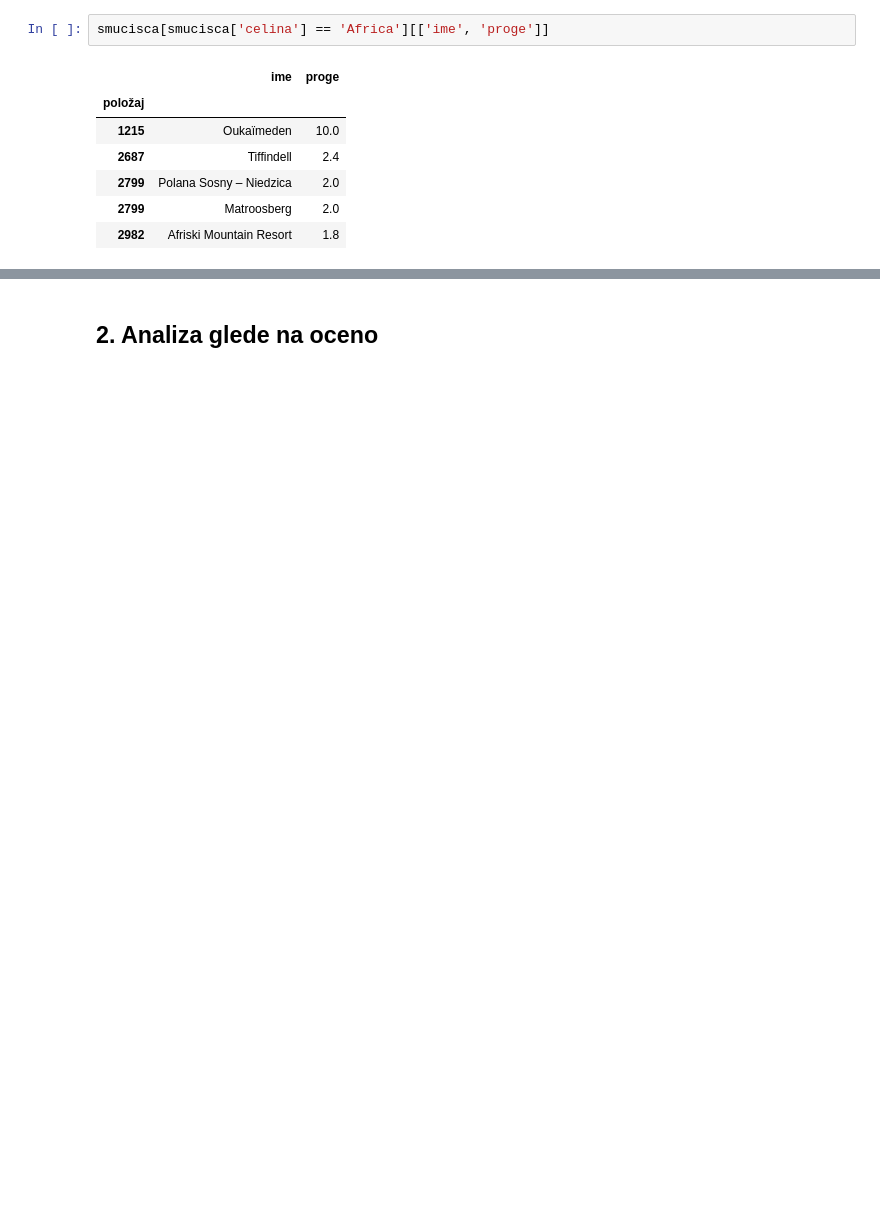
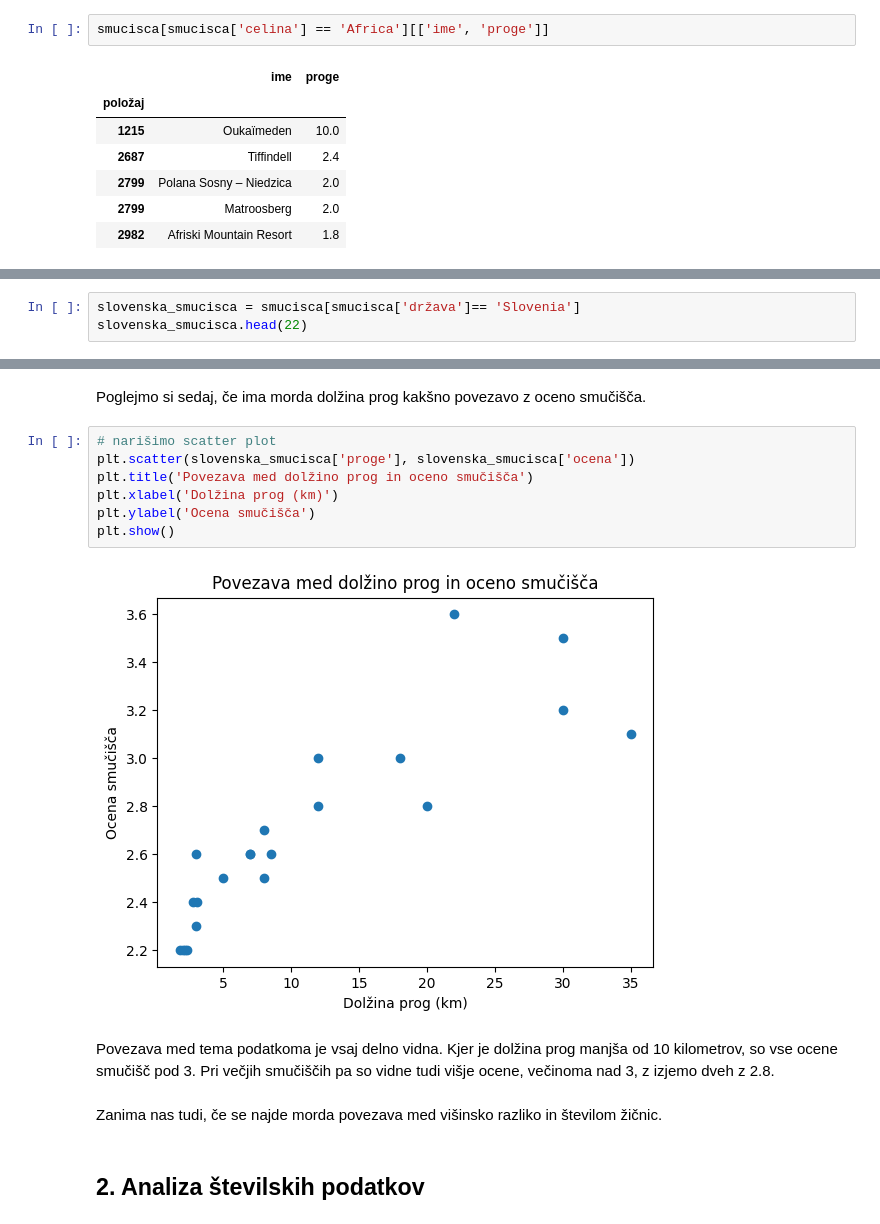
Before and after one commit to NejcZibret/ProjektnaNaloga2024, a Jupyter notebook: analiza.ipynb, the cells around one changed output, grey strips where cells are left out. Cells and saved outputs as stored; diff of their text form; blank space fills up the shorter version.

```diff
--- a/analiza.ipynb
+++ b/analiza.ipynb
@@ -96,0 +93,3 @@ smucisca[smucisca['celina'] == 'Africa'][['ime', 'proge']]
+# %%
+slovenska_smucisca = smucisca[smucisca['država']== 'Slovenia']
+slovenska_smucisca.head(22)
@@ -97,3 +145,18 @@ smucisca[smucisca['celina'] == 'Africa'][['ime', 'proge']]
+# %% [markdown]
+Poglejmo si sedaj, če ima morda dolžina prog kakšno povezavo z oceno smučišča.
+# %%
+# narišimo scatter plot
+plt.scatter(slovenska_smucisca['proge'], slovenska_smucisca['ocena'])
+plt.title('Povezava med dolžino prog in oceno smučišča')
+plt.xlabel('Dolžina prog (km)')
+plt.ylabel('Ocena smučišča')
+plt.show()
+# %% [output]
+[figure, added]
+# %% [markdown]
+Povezava med tema podatkoma je vsaj delno vidna. Kjer je dolžina prog manjša od 10 kilometrov, so vse ocene smučišč pod 3. Pri večjih smučiščih pa so vidne tudi višje ocene, večinoma nad 3, z izjemo dveh z 2.8.
+# %% [markdown]
+Zanima nas tudi, če se najde morda povezava med višinsko razliko in številom žičnic.
 # %% [markdown]
-# <h2>2. Analiza glede na oceno </h2>
+# <h2>2. Analiza številskih podatkov </h2>
 # %% [markdown]
```
Also changed, not shown: parts of 22 cells of this notebook, 3 other files.
